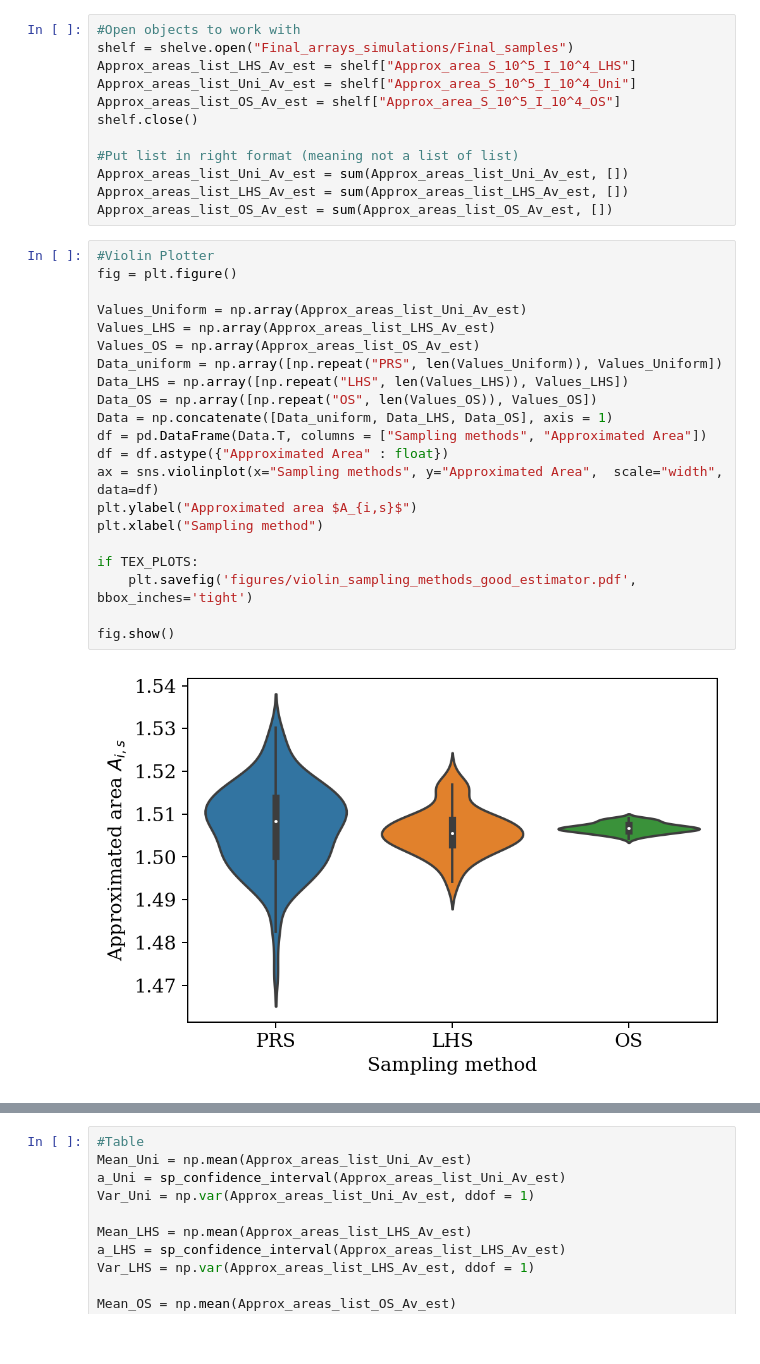
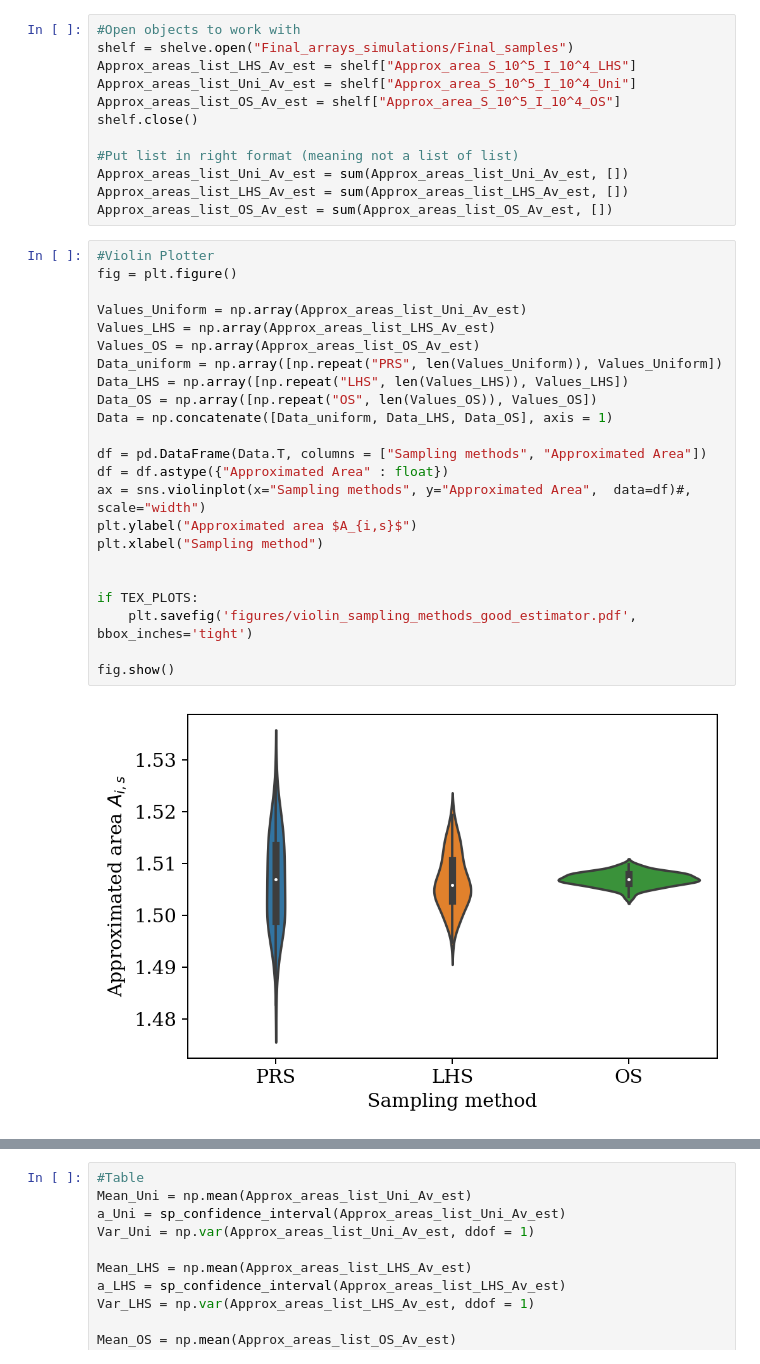
Before and after one commit to soudy/stoch-simulation-assignment1, a Jupyter notebook: notebooks/Mandelbrot_Monte_Carlo.ipynb, the cells around one changed output, grey strips where cells are left out. Drawn from its saved outputs; the diff is of its cells as text.

```diff
--- a/notebooks/Mandelbrot_Monte_Carlo.ipynb
+++ b/notebooks/Mandelbrot_Monte_Carlo.ipynb
@@ -585,23 +558,25 @@ Approx_areas_list_OS_Av_est = sum(Approx_areas_list_OS_Av_est, [])
 # %%
 #Violin Plotter
 fig = plt.figure()
 
 Values_Uniform = np.array(Approx_areas_list_Uni_Av_est)
 Values_LHS = np.array(Approx_areas_list_LHS_Av_est)
 Values_OS = np.array(Approx_areas_list_OS_Av_est)
 Data_uniform = np.array([np.repeat("PRS", len(Values_Uniform)), Values_Uniform])
 Data_LHS = np.array([np.repeat("LHS", len(Values_LHS)), Values_LHS])
 Data_OS = np.array([np.repeat("OS", len(Values_OS)), Values_OS])
 Data = np.concatenate([Data_uniform, Data_LHS, Data_OS], axis = 1)
+
 df = pd.DataFrame(Data.T, columns = ["Sampling methods", "Approximated Area"])
 df = df.astype({"Approximated Area" : float})
-ax = sns.violinplot(x="Sampling methods", y="Approximated Area",  scale="width", data=df)
+ax = sns.violinplot(x="Sampling methods", y="Approximated Area",  data=df)#, scale="width")
 plt.ylabel("Approximated area $A_{i,s}$")
 plt.xlabel("Sampling method")
+
 
 if TEX_PLOTS:
     plt.savefig('figures/violin_sampling_methods_good_estimator.pdf',  bbox_inches='tight')
 
 fig.show()
 # %% [output]
-[figure, old version]
+[figure, new version]
```
Also changed, not shown: parts of 20 cells of this notebook, 10 other files.
